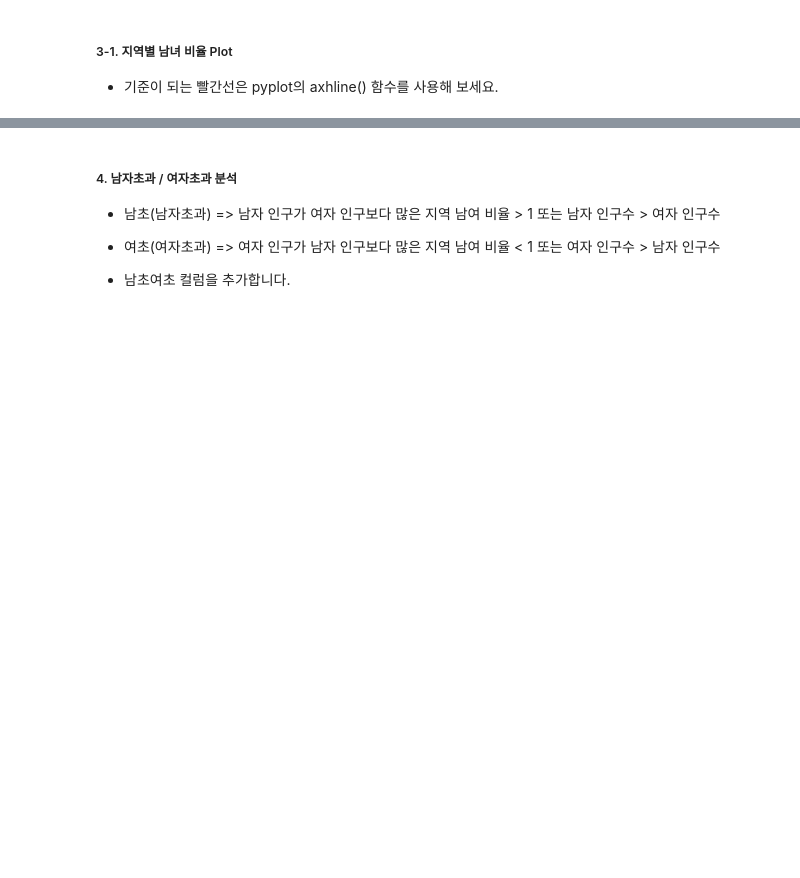
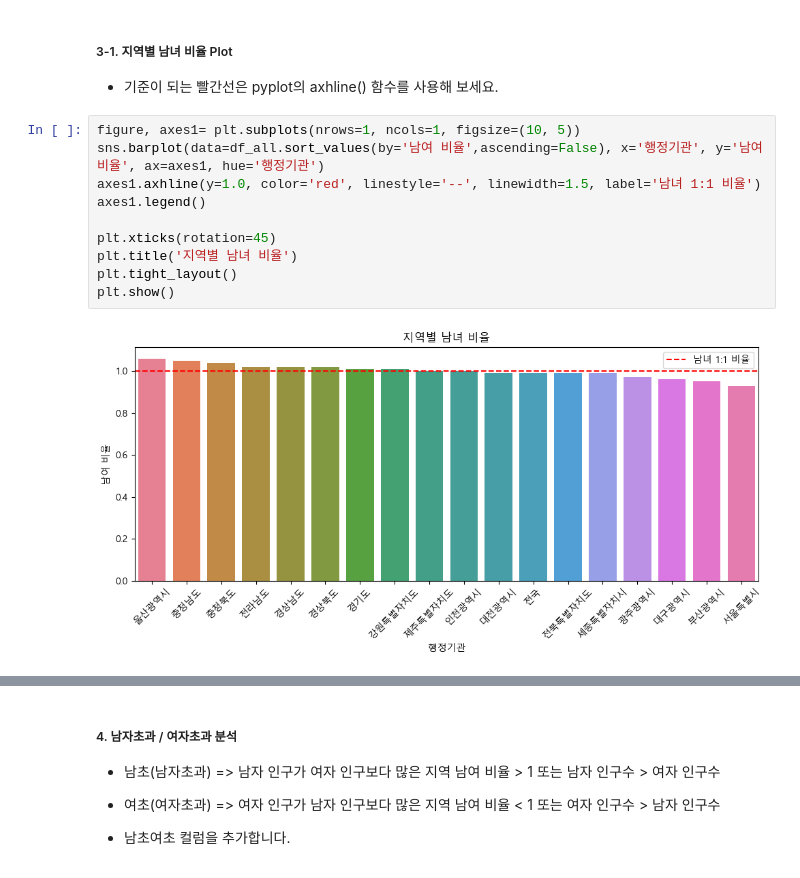
Before and after one commit to SK-Shieldus-Rookies-4/SK-Shieldus-Rookies_Study, a Jupyter notebook: study/Data_Analysis/Python_WebScraping_Analysis/연습문제/과제4/04_인구현황분석.ipynb, the cells around one changed output, grey strips where cells are left out. Cells and saved outputs as stored; diff of their text form; blank space fills up the shorter version.

```diff
--- a/study/Data_Analysis/Python_WebScraping_Analysis/연습문제/과제4/04_인구현황분석.ipynb
+++ b/study/Data_Analysis/Python_WebScraping_Analysis/연습문제/과제4/04_인구현황분석.ipynb
@@ -117,4 +100,16 @@ print("3. 남녀 비율 분석")
 # %% [markdown]
 ##### 3-1. 지역별 남녀 비율 Plot
 * 기준이 되는 빨간선은 pyplot의 axhline() 함수를 사용해 보세요.
+# %%
+figure, axes1= plt.subplots(nrows=1, ncols=1, figsize=(10, 5))
+sns.barplot(data=df_all.sort_values(by='남여 비율',ascending=False), x='행정기관', y='남여 비율', ax=axes1, hue='행정기관')
+axes1.axhline(y=1.0, color='red', linestyle='--', linewidth=1.5, label='남녀 1:1 비율')
+axes1.legend()
+
+plt.xticks(rotation=45)
+plt.title('지역별 남녀 비율')
+plt.tight_layout()
+plt.show()
+# %% [output]
+[figure, added]
 # %%
```
Also changed, not shown: parts of 7 cells of this notebook.
